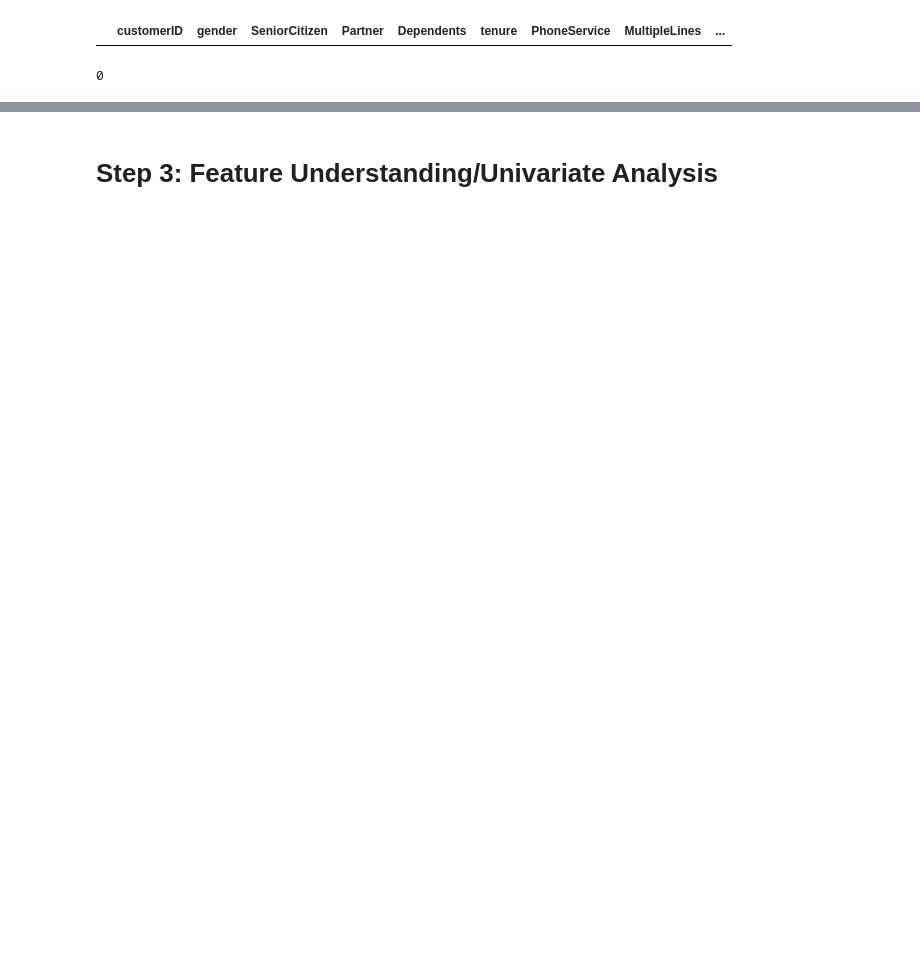
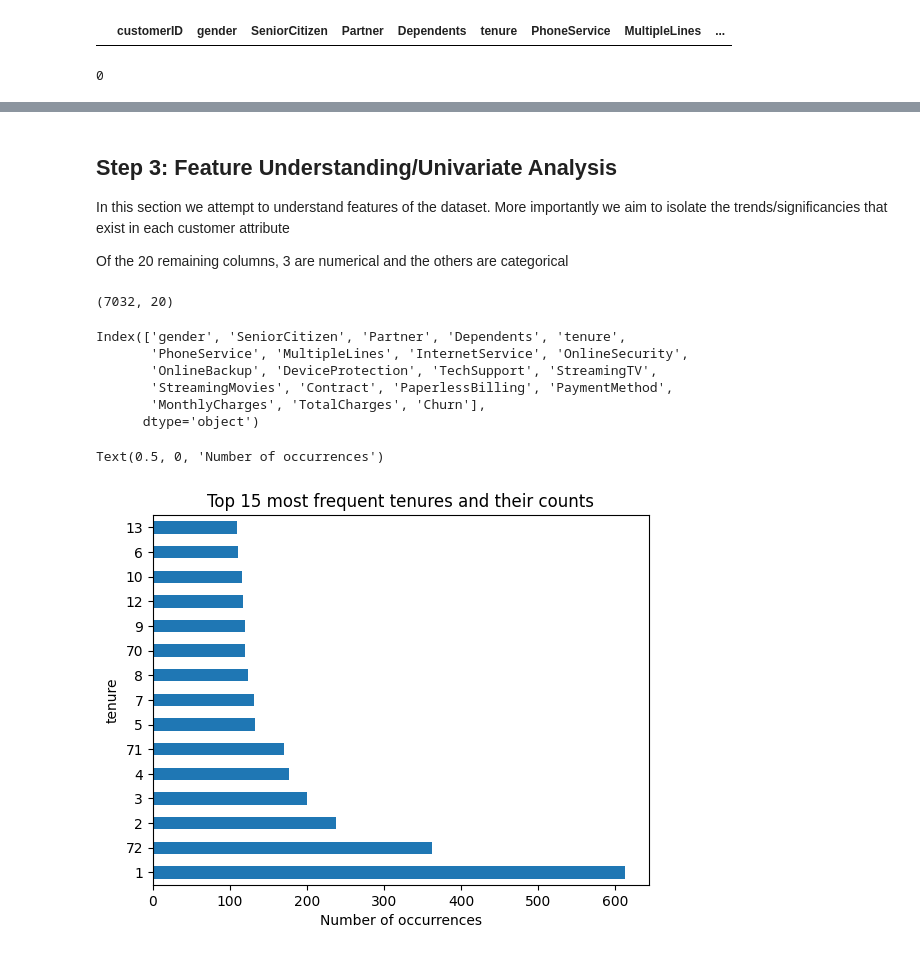
Before and after one commit to UIghodaro/vanilla-NN-Numpy-w-EDA, a Jupyter notebook: Exploratory Data Analysis/EDA.ipynb, the cells around one changed output, grey strips where cells are left out. Cells and saved outputs as stored; diff of their text form; code cells hidden in the pictures; blank space fills up the shorter version.

```diff
--- a/Exploratory Data Analysis/EDA.ipynb
+++ b/Exploratory Data Analysis/EDA.ipynb
@@ -250,3 +290,8 @@ df.loc[df.duplicated()]
 df.duplicated(subset=['customerID']).sum()
 # %% [output]
 0
+# %%
+# Finally, drop columns that are broadly unneeded or certainly irrelevant to our goal
+# In this case, it is CustomerID
+df = df.drop(['customerID'], axis = 1)
+df.head()
@@ -253,2 +305,28 @@ df.duplicated(subset=['customerID']).sum()
 # %% [markdown]
-# Step 3: Feature Understanding/Univariate Analysis
+## Step 3: Feature Understanding/Univariate Analysis
+In this section we attempt to understand features of the dataset. More importantly we aim to isolate the trends/significancies that exist in each customer attribute
+
+Of the 20 remaining columns, 3 are numerical and the others are categorical
+# %%
+df.shape
+# %% [output]
+(7032, 20)
+# %%
+df.columns
+# %% [output]
+Index(['gender', 'SeniorCitizen', 'Partner', 'Dependents', 'tenure',
+       'PhoneService', 'MultipleLines', 'InternetService', 'OnlineSecurity',
+       'OnlineBackup', 'DeviceProtection', 'TechSupport', 'StreamingTV',
+       'StreamingMovies', 'Contract', 'PaperlessBilling', 'PaymentMethod',
+       'MonthlyCharges', 'TotalCharges', 'Churn'],
+      dtype='object')
+# %%
+# Of the above columns, doing a value count of some of them sounds rather interesting.
+# This would help in understanding what the population
+ax = df['tenure'].value_counts().head(15)\
+    .plot(kind = 'barh', title = 'Top 15 most frequent tenures and their counts')
+
+ax.set_xlabel('Number of occurrences')
+# %% [output]
+Text(0.5, 0, 'Number of occurrences')
+[figure, added]
```
Also changed, not shown: parts of 27 cells of this notebook.
